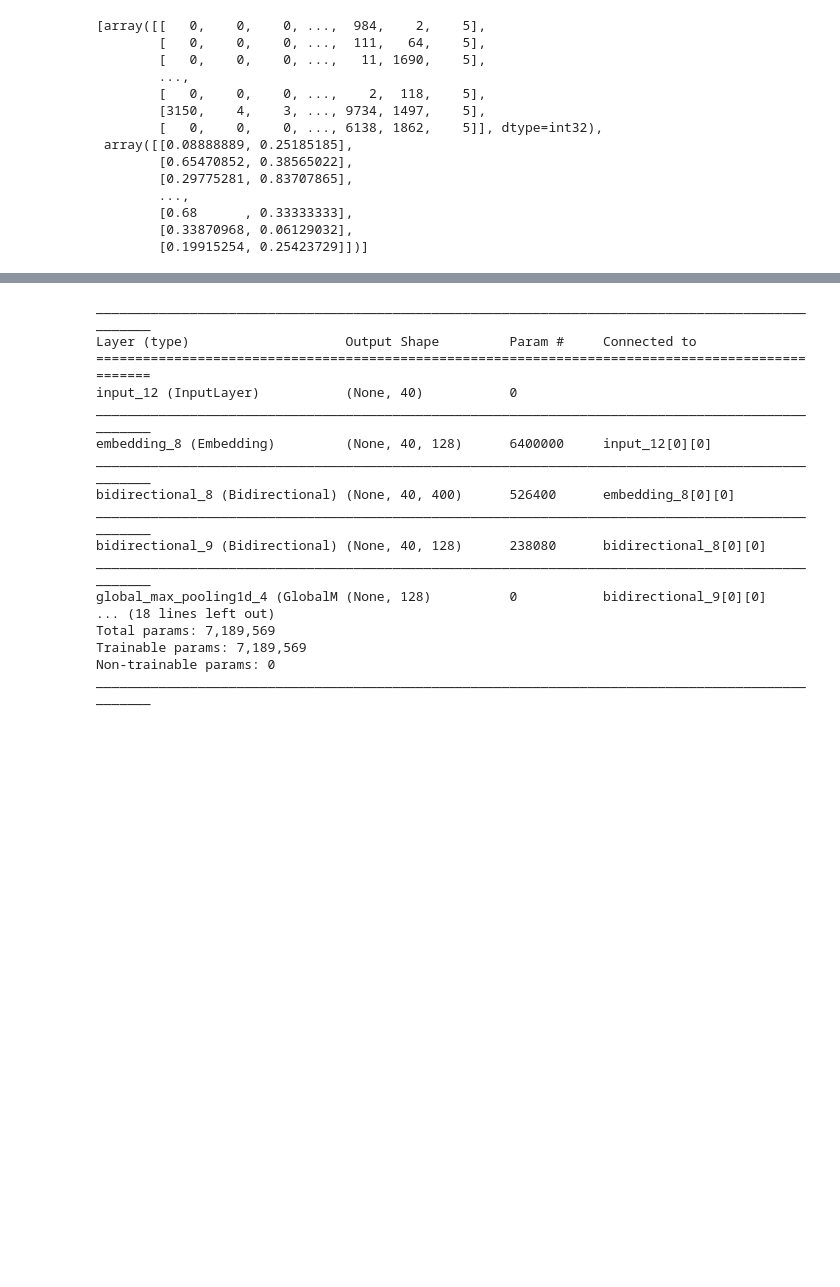
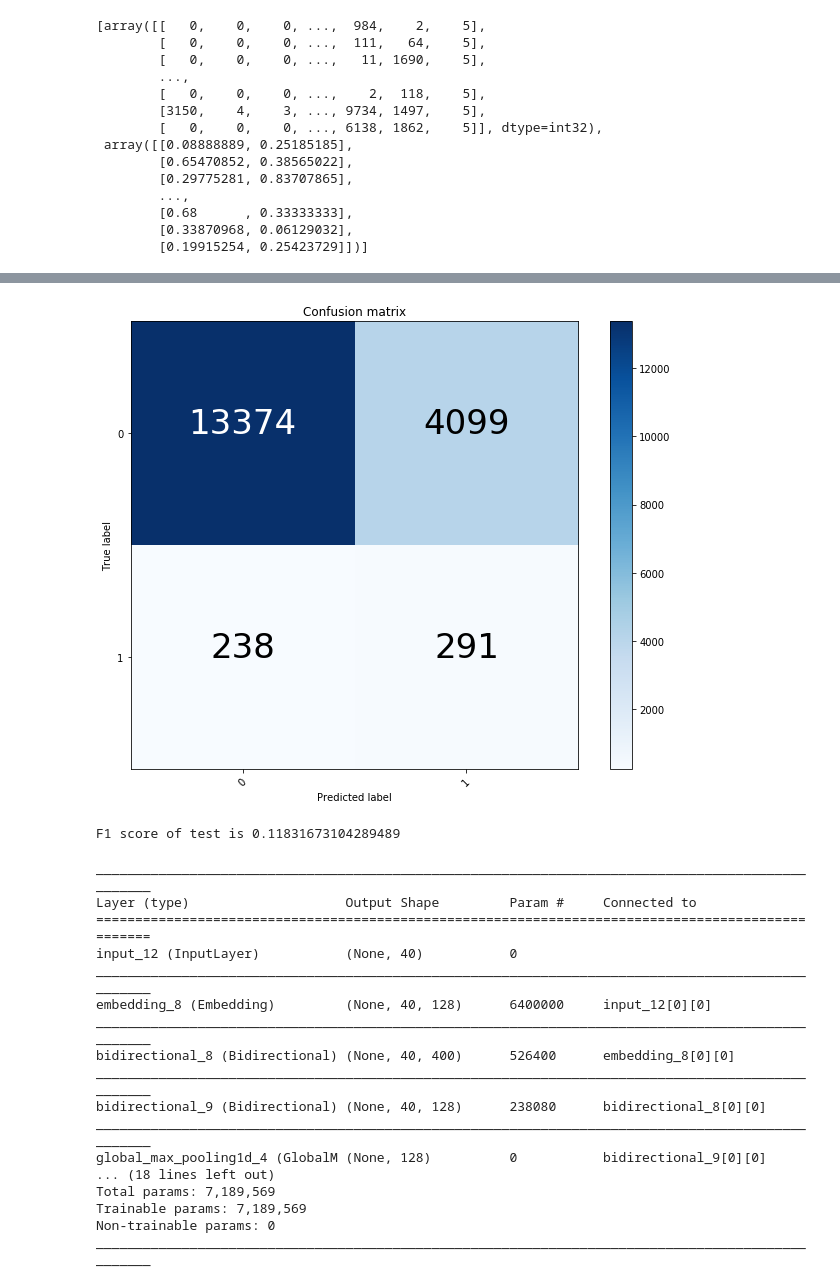
Before and after one commit to radpet/stuff, a Jupyter notebook: datathon/ontotext/BI_LSTM_POS.ipynb, the cells around one changed output, grey strips where cells are left out. Cells and saved outputs as stored; diff of their text form; code cells hidden in the pictures; blank space fills up the shorter version.

```diff
--- a/datathon/ontotext/BI_LSTM_POS.ipynb
+++ b/datathon/ontotext/BI_LSTM_POS.ipynb
@@ -112,3 +202,9 @@ from keras.callbacks import EarlyStopping
+# %%
+onto_test = pd.read_csv("processed/test.csv")
+score_model_on(model, onto_test)
+# %% [output]
+[figure, added]
+F1 score of test is 0.11831673104289489
 # %%
 def create_model():
     seq_input = Input(shape=(max_len,))
```
Also changed, not shown: parts of 9 cells of this notebook, 1 other file.
